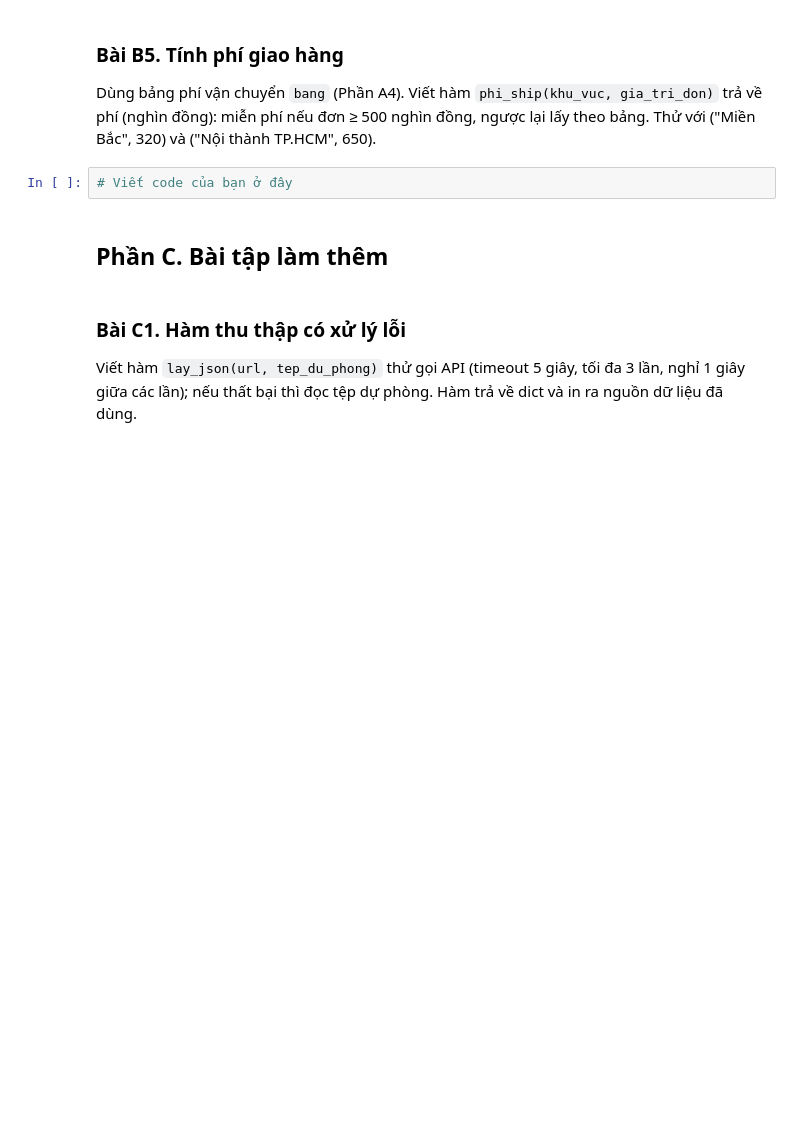
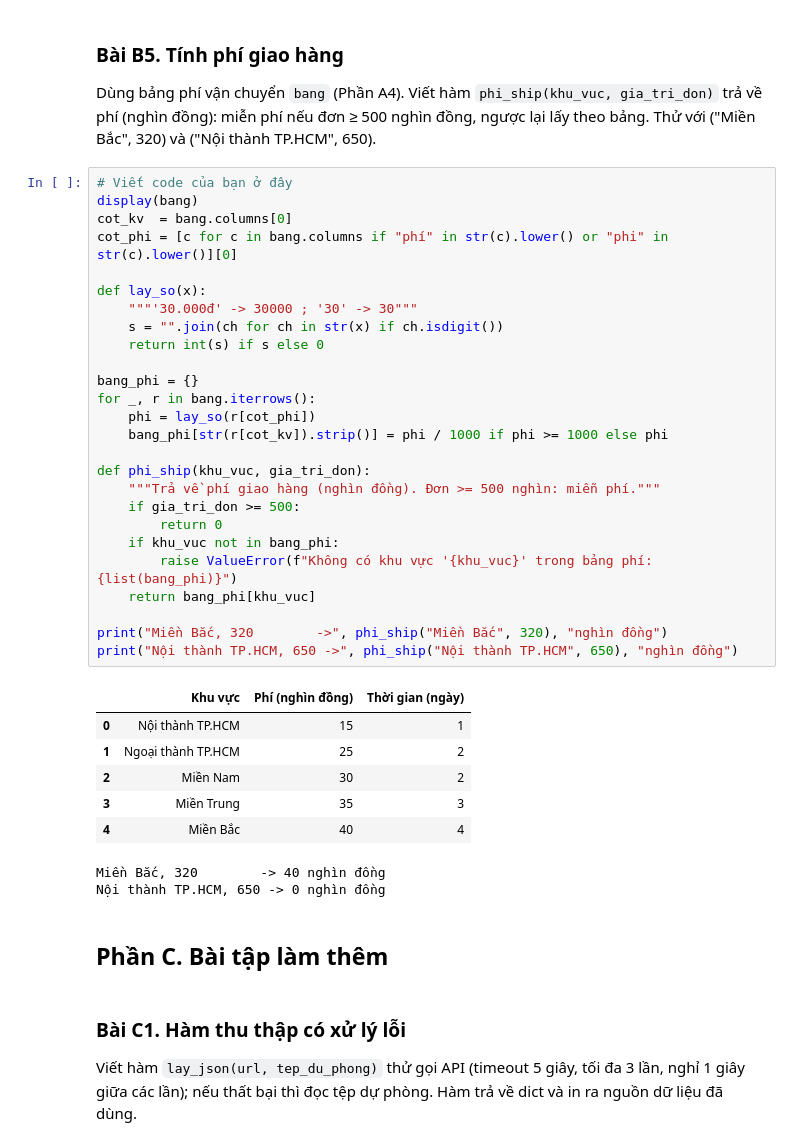
Before and after one commit to binhnhi240926/MacThiBinhNhi_26C1INF50909802, a Jupyter notebook: python_kinh_doanh/bai_tap/Buoi_04_BaiTap.ipynb, the cells around one changed output. Saved outputs shown, nothing was run; the diff lists cells and outputs as text; blank space fills up the shorter version.

```diff
--- a/python_kinh_doanh/bai_tap/Buoi_04_BaiTap.ipynb
+++ b/python_kinh_doanh/bai_tap/Buoi_04_BaiTap.ipynb
@@ -164,6 +391,39 @@ Dùng bảng phí vận chuyển `bang` (Phần A4). Viết hàm `phi_ship(khu_v
 miễn phí nếu đơn ≥ 500 nghìn đồng, ngược lại lấy theo bảng. Thử với ("Miền Bắc", 320) và ("Nội thành TP.HCM", 650).
 # %%
 # Viết code của bạn ở đây
+display(bang)
+cot_kv  = bang.columns[0]
+cot_phi = [c for c in bang.columns if "phí" in str(c).lower() or "phi" in str(c).lower()][0]
+
+def lay_so(x):
+    """'30.000đ' -> 30000 ; '30' -> 30"""
+    s = "".join(ch for ch in str(x) if ch.isdigit())
+    return int(s) if s else 0
+
+bang_phi = {}
+for _, r in bang.iterrows():
+    phi = lay_so(r[cot_phi])
+    bang_phi[str(r[cot_kv]).strip()] = phi / 1000 if phi >= 1000 else phi
+
+def phi_ship(khu_vuc, gia_tri_don):
+    """Trả về phí giao hàng (nghìn đồng). Đơn >= 500 nghìn: miễn phí."""
+    if gia_tri_don >= 500:
+        return 0
+    if khu_vuc not in bang_phi:
+        raise ValueError(f"Không có khu vực '{khu_vuc}' trong bảng phí: {list(bang_phi)}")
+    return bang_phi[khu_vuc]
+
+print("Miền Bắc, 320        ->", phi_ship("Miền Bắc", 320), "nghìn đồng")
+print("Nội thành TP.HCM, 650 ->", phi_ship("Nội thành TP.HCM", 650), "nghìn đồng")
+# %% [output]
+|  | Khu vực | Phí (nghìn đồng) | Thời gian (ngày) |
+| 0 | Nội thành TP.HCM | 15 | 1 |
+| 1 | Ngoại thành TP.HCM | 25 | 2 |
+| 2 | Miền Nam | 30 | 2 |
+| 3 | Miền Trung | 35 | 3 |
+| 4 | Miền Bắc | 40 | 4 |
+Miền Bắc, 320        -> 40 nghìn đồng
+Nội thành TP.HCM, 650 -> 0 nghìn đồng
 # %% [markdown]
 ## Phần C. Bài tập làm thêm
 # %% [markdown]
```
Also changed, not shown: parts of 18 cells of this notebook, 3 other files.
